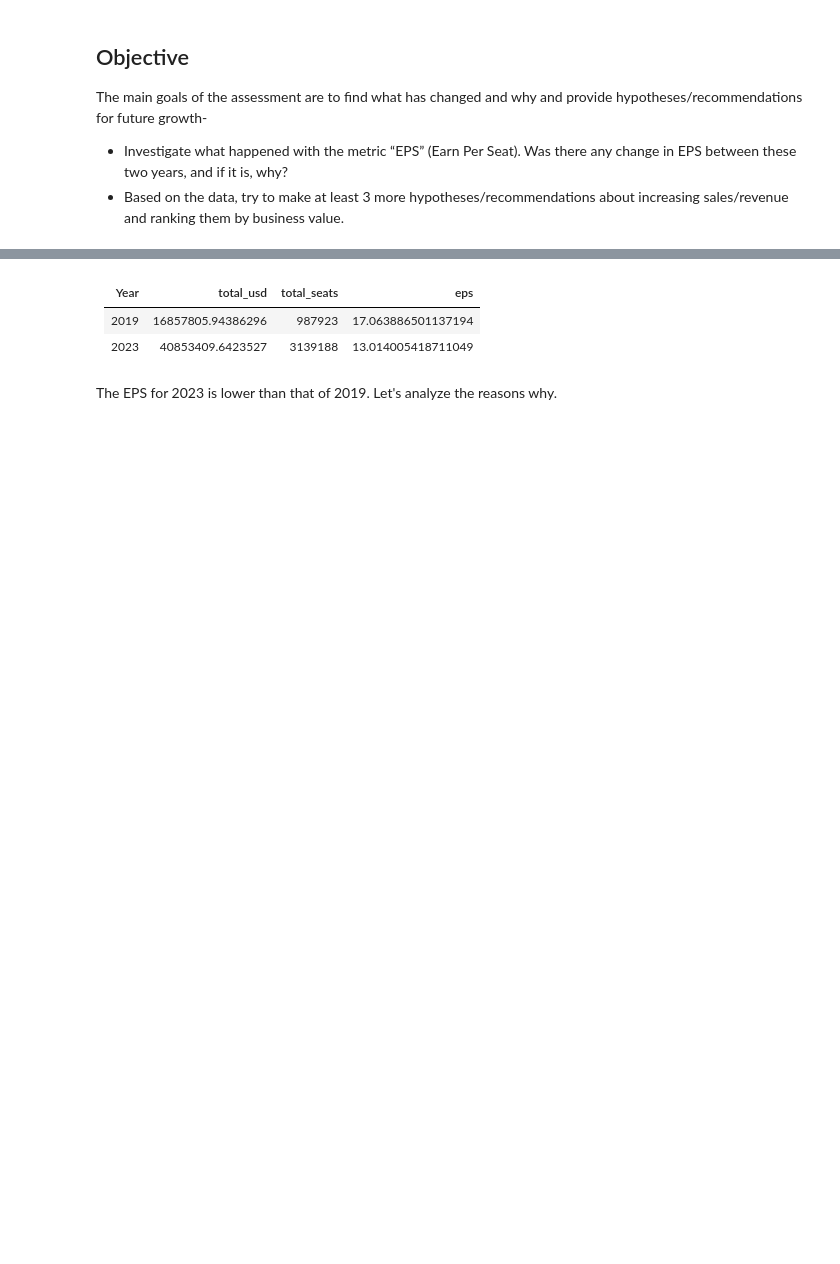
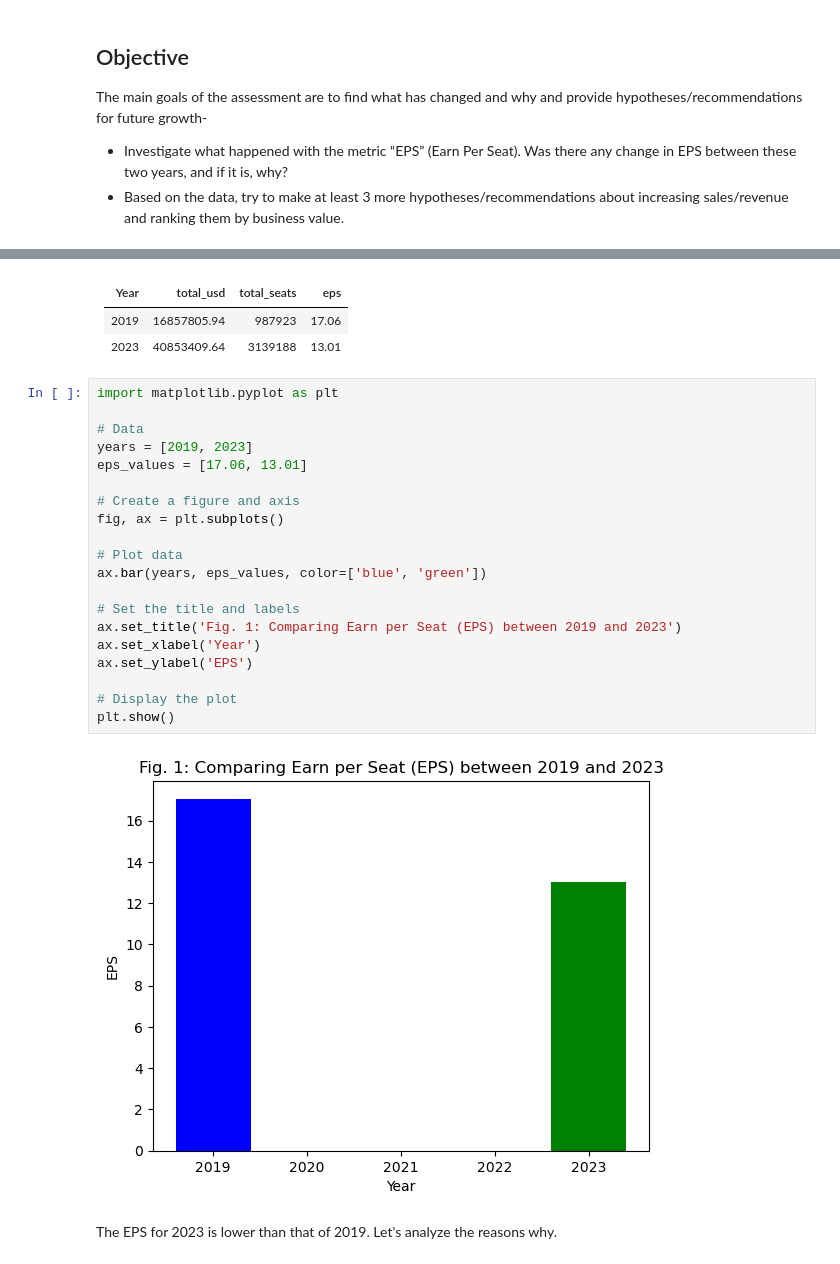
Before and after one commit to AdnanAbed/Python_Projects, a Jupyter notebook: 12Go Case Study/12Go Case Study.ipynb, the cells around one changed output, grey strips where cells are left out. Drawn from its saved outputs; the diff is of its cells as text; blank space fills up the shorter version.

Commit message:
Updating the code and adding visualization
Updating the code and adding visualization

````diff
--- a/12Go Case Study/12Go Case Study.ipynb
+++ b/12Go Case Study/12Go Case Study.ipynb
@@ -32,9 +54,31 @@ ORDER BY
 ```
-# %% [markdown]
-| Year | total_usd      | total_seats | eps                 |
-|------|----------------|-------------|---------------------|
-| 2019 | 16857805.94386296 | 987923      | 17.063886501137194  |
-| 2023 | 40853409.6423527  | 3139188     | 13.014005418711049  |
+# %% [markdown]
+| Year | total_usd      | total_seats | eps                 |
+|------|----------------|-------------|---------------------|
+| 2019 | 16857805.94 | 987923      | 17.06  |
+| 2023 | 40853409.64  | 3139188     | 13.01  |
+# %%
+import matplotlib.pyplot as plt
+
+# Data
+years = [2019, 2023]
+eps_values = [17.06, 13.01]
+
+# Create a figure and axis
+fig, ax = plt.subplots()
+
+# Plot data
+ax.bar(years, eps_values, color=['blue', 'green'])
+
+# Set the title and labels
+ax.set_title('Fig. 1: Comparing Earn per Seat (EPS) between 2019 and 2023')
+ax.set_xlabel('Year')
+ax.set_ylabel('EPS')
+
+# Display the plot
+plt.show()
+# %% [output]
+[figure, added]
 # %% [markdown]
 The EPS for 2023 is lower than that of 2019. Let's analyze the reasons why.
 # %% [markdown]
````
Also changed, not shown: parts of 65 cells of this notebook.
